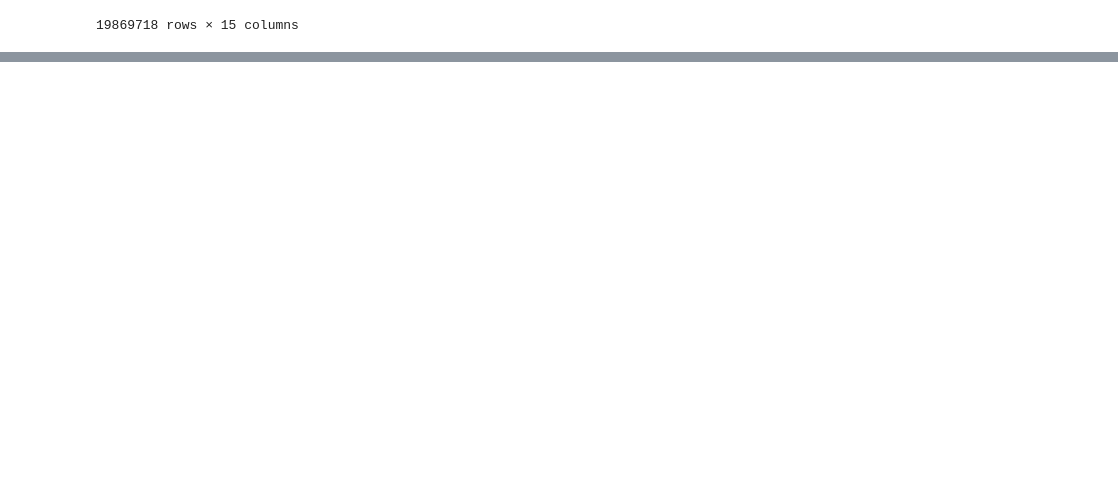
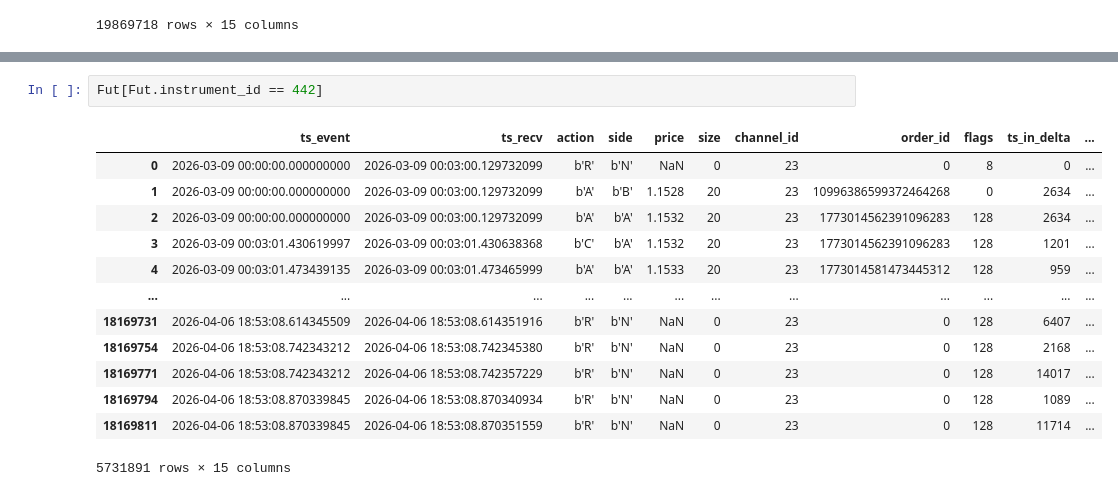
Before and after one commit to cmf-team/back-tester-2026, a Jupyter notebook: scripts/convert.XEUR.ipynb, the cells around one changed output, grey strips where cells are left out. Saved outputs shown, nothing was run; the diff lists cells and outputs as text; blank space fills up the shorter version.

```diff
--- a/scripts/convert.XEUR.ipynb
+++ b/scripts/convert.XEUR.ipynb
@@ -253,0 +251,16 @@ Fut.symbol.value_counts()
+# %%
+Fut[Fut.instrument_id == 442]
+# %% [output]
+|  | ts_event | ts_recv | action | side | price | size | channel_id | order_id | flags | ts_in_delta | ... |
+| 0 | 2026-03-09 00:00:00.000000000 | 2026-03-09 00:03:00.129732099 | b'R' | b'N' | NaN | 0 | 23 | 0 | 8 | 0 | ... |
+| 1 | 2026-03-09 00:00:00.000000000 | 2026-03-09 00:03:00.129732099 | b'A' | b'B' | 1.1528 | 20 | 23 | 10996386599372464268 | 0 | 2634 | ... |
+| 2 | 2026-03-09 00:00:00.000000000 | 2026-03-09 00:03:00.129732099 | b'A' | b'A' | 1.1532 | 20 | 23 | 1773014562391096283 | 128 | 2634 | ... |
+| 3 | 2026-03-09 00:03:01.430619997 | 2026-03-09 00:03:01.430638368 | b'C' | b'A' | 1.1532 | 20 | 23 | 1773014562391096283 | 128 | 1201 | ... |
+| 4 | 2026-03-09 00:03:01.473439135 | 2026-03-09 00:03:01.473465999 | b'A' | b'A' | 1.1533 | 20 | 23 | 1773014581473445312 | 128 | 959 | ... |
+| ... | ... | ... | ... | ... | ... | ... | ... | ... | ... | ... | ... |
+| 18169731 | 2026-04-06 18:53:08.614345509 | 2026-04-06 18:53:08.614351916 | b'R' | b'N' | NaN | 0 | 23 | 0 | 128 | 6407 | ... |
+| 18169754 | 2026-04-06 18:53:08.742343212 | 2026-04-06 18:53:08.742345380 | b'R' | b'N' | NaN | 0 | 23 | 0 | 128 | 2168 | ... |
+| 18169771 | 2026-04-06 18:53:08.742343212 | 2026-04-06 18:53:08.742357229 | b'R' | b'N' | NaN | 0 | 23 | 0 | 128 | 14017 | ... |
+| 18169794 | 2026-04-06 18:53:08.870339845 | 2026-04-06 18:53:08.870340934 | b'R' | b'N' | NaN | 0 | 23 | 0 | 128 | 1089 | ... |
+| 18169811 | 2026-04-06 18:53:08.870339845 | 2026-04-06 18:53:08.870351559 | b'R' | b'N' | NaN | 0 | 23 | 0 | 128 | 11714 | ... |
+5731891 rows × 15 columns
```
Also changed, not shown: parts of 16 cells of this notebook, 8 other files.
